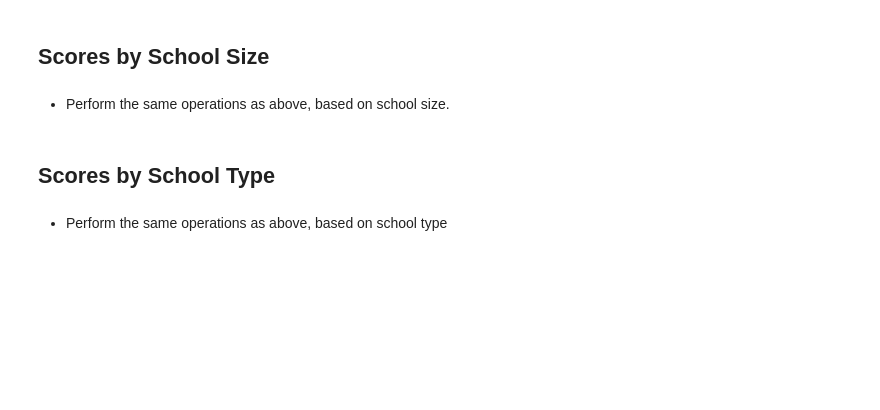
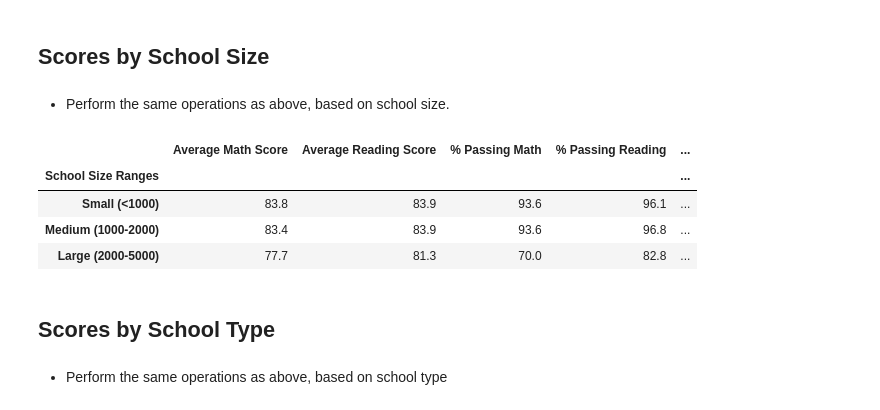
Before and after one commit to chrischristensen21/School-District-Data-Summary-Using-Pandas, a Jupyter notebook: PyCitySchools/PyCitySchools.ipynb, the cells around one changed output. Cells and saved outputs as stored; diff of their text form; code cells hidden in the pictures; blank space fills up the shorter version.

```diff
--- a/PyCitySchools/PyCitySchools.ipynb
+++ b/PyCitySchools/PyCitySchools.ipynb
@@ -306,6 +323,31 @@ math_scores_by_grade
 ## Scores by School Size
 # %% [markdown]
 * Perform the same operations as above, based on school size.
+# %%
+school_size = school_data.set_index("school_name")
+school_size = school_size["size"]
+
+scores_by_size_df = pd.DataFrame({"School Size" : school_size,
+                              "Average Math Score": school_math_score,
+                              "Average Reading Score": school_reading_score,
+                              "% Passing Math": percent_passing_math,
+                              "% Passing Reading": percent_passing_reading,
+                              "% Overall Passing": percent_passing_overall
+                              })
+
+group_names = ["Small (<1000)", "Medium (1000-2000)", "Large (2000-5000)"]
+bins = [0, 1000, 2000, 5000]
+scores_by_size_df["School Size Ranges"]= pd.cut(scores_by_size_df["School Size"], bins, labels=group_names, include_lowest=True)
+
+sbs_groupby = scores_by_size_df.groupby("School Size Ranges")
+scores_by_size= sbs_groupby[["Average Math Score", "Average Reading Score", "% Passing Math","% Passing Reading","% Overall Passing"]].mean()
+scores_by_size.round(1)
+# %% [output]
+|  | Average Math Score | Average Reading Score | % Passing Math | % Passing Reading | ... |
+| School Size Ranges |  |  |  |  | ... |
+| Small (<1000) | 83.8 | 83.9 | 93.6 | 96.1 | ... |
+| Medium (1000-2000) | 83.4 | 83.9 | 93.6 | 96.8 | ... |
+| Large (2000-5000) | 77.7 | 81.3 | 70.0 | 82.8 | ... |
 # %% [markdown]
 ## Scores by School Type
 # %% [markdown]
```
Also changed, not shown: parts of 3 cells of this notebook.
